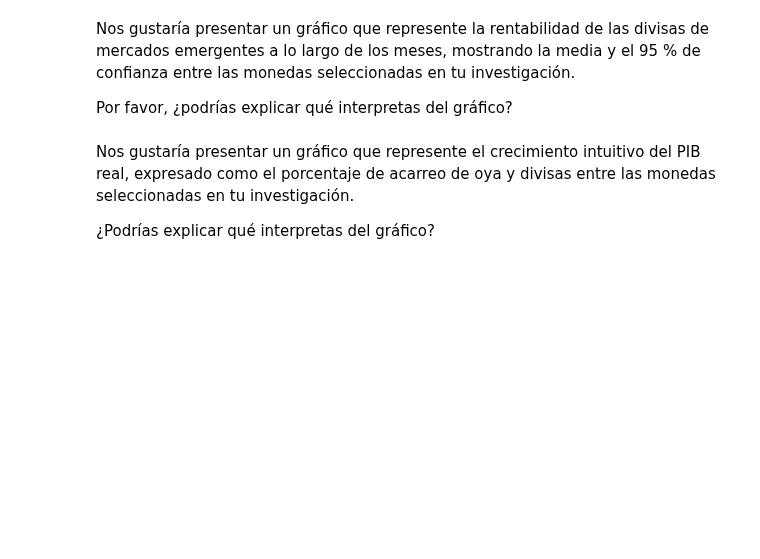
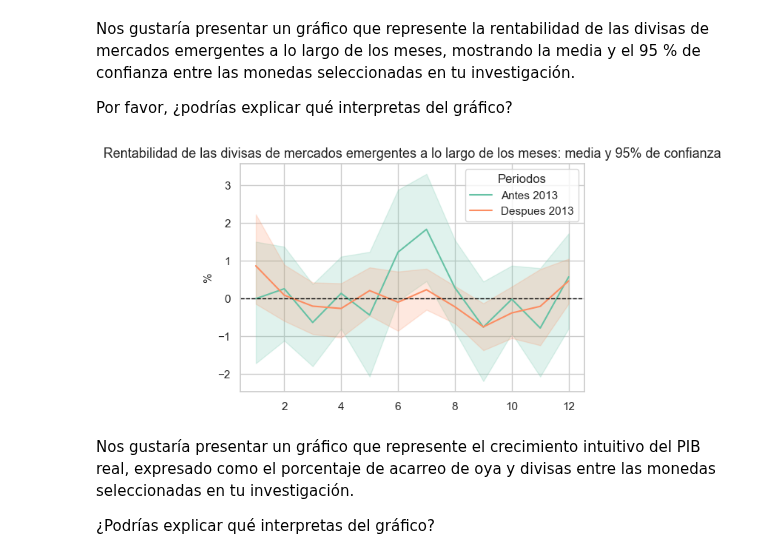
Before and after one commit to Xavi122323/Maestria-IA-Aplicada, a Jupyter notebook: Big data aplicada/tareaforecasting.ipynb, the cells around one changed output. Cells and saved outputs as stored; diff of their text form; code cells hidden in the pictures; blank space fills up the shorter version.

```diff
--- a/Big data aplicada/tareaforecasting.ipynb
+++ b/Big data aplicada/tareaforecasting.ipynb
@@ -261,33 +271,34 @@ Nos gustaría presentar un gráfico que represente la rentabilidad de las divisa
 
 Por favor, ¿podrías explicar qué interpretas del gráfico?
 # %%
-
-xcat_sel =
+xcat_sel = 'FXXR_NSA'
 
 filt1 = df['xcat'] == xcat_sel
 filt2 = df['cid'].isin(cids_sel)
 filt3 = df['real_date'] >= pd.to_datetime('2010-01-01')  # establecer fecha de inicio
 dfx = df[filt1 & filt2 & filt3]
 
 dfm = dfx.groupby(['cid', 'xcat']).resample('M', on='real_date').sum()['value'].reset_index()  # medios mensuales
 dfw = dfm.pivot(index=['cid', 'real_date'], columns='xcat', values='value').reset_index()
 dfw['month'] = dfw['real_date'].dt.month
 dfw['period'] = 'Antes 2013'
 dfw.loc[dfw['real_date'].dt.year > 2013, 'period'] = 'Despues 2013'
 
 colors='Set2'
 sns.set_theme(style='whitegrid', rc={'figure.figsize':(6, 4)})
 ax = sns.lineplot(data=dfw, x='month', y=xcat_sel, hue='period',
                   estimator='mean', errorbar=('ci', 95), palette=colors)
 
 plt.axhline(y=0, color='black', linestyle='--', lw=1)
 plt.title('Rentabilidad de las divisas de mercados emergentes a lo largo de los meses: media y 95% de confianza', fontsize=13)
 plt.xlabel('')
 plt.ylabel('%', fontsize=11)
 leg = ax.axes.get_legend()
 leg.set_title('Periodos')
 
 plt.show()
+# %% [output]
+[figure, added]
 # %% [markdown]
 Nos gustaría presentar un gráfico que represente el crecimiento intuitivo del PIB real, expresado como el porcentaje de acarreo de oya y divisas entre las monedas seleccionadas en tu investigación.
 
```
Also changed, not shown: parts of 6 cells of this notebook.
